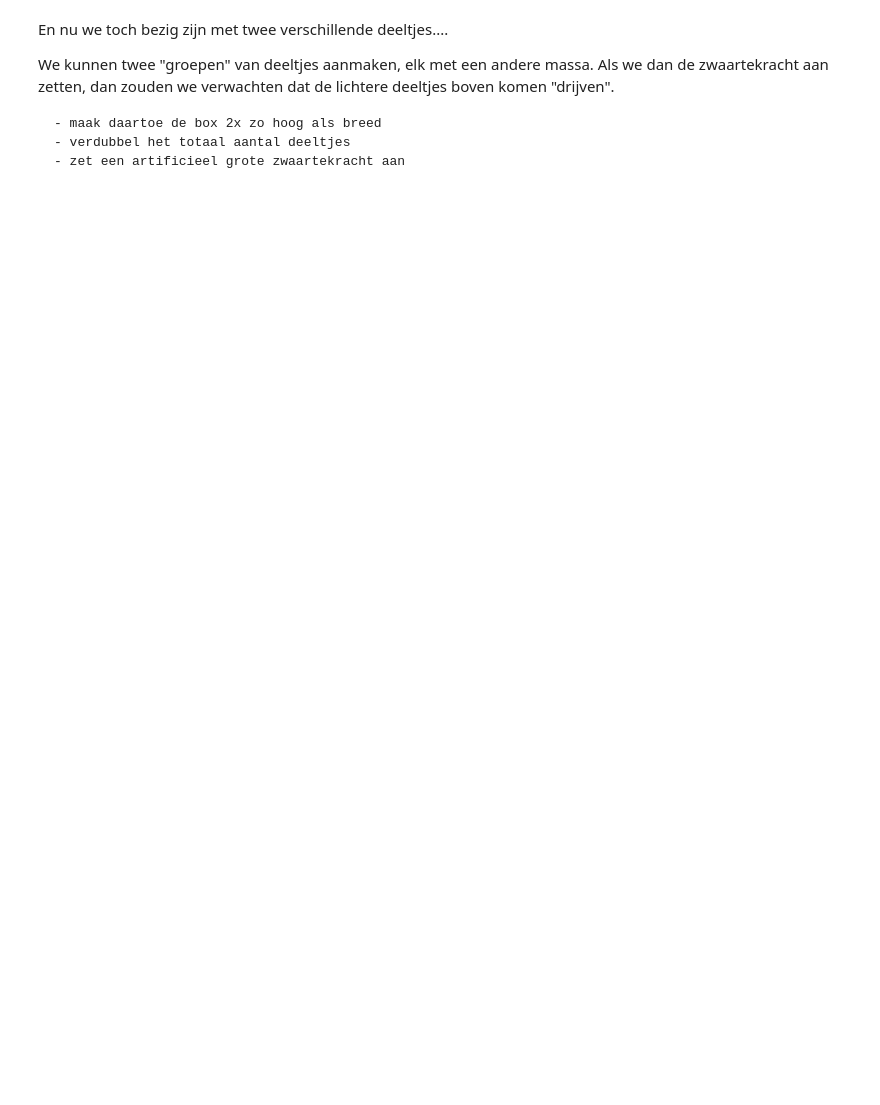
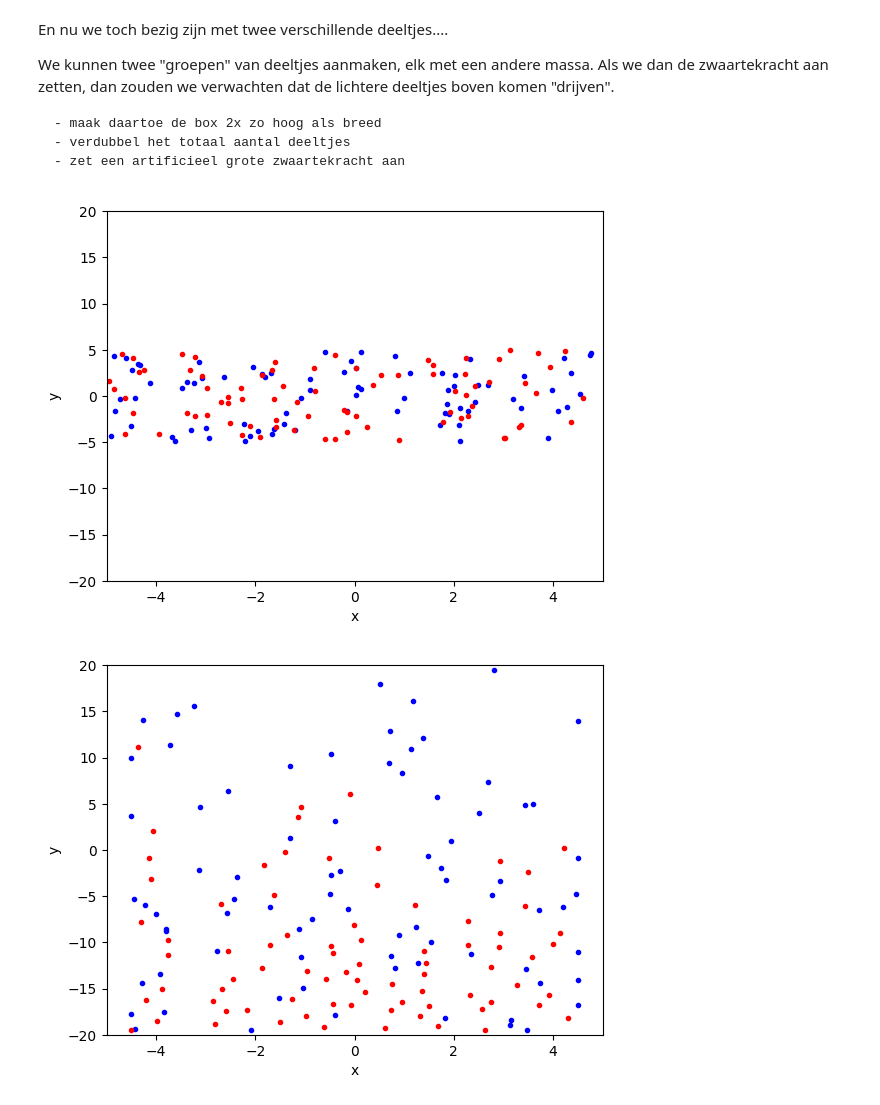
Before and after one commit to Contemporary-Physicslab/PySim, a Jupyter notebook: book/Q2/4_brownianmotion.ipynb, the cells around one changed output. Saved outputs shown, nothing was run; the diff lists cells and outputs as text; code cells hidden in the pictures; blank space fills up the shorter version.

```diff
--- a/book/Q2/4_brownianmotion.ipynb
+++ b/book/Q2/4_brownianmotion.ipynb
@@ -343,7 +376,7 @@ class ParticleClass:
         self.m = m
         self.v = np.array(v, dtype=float)
         self.r = np.array(r, dtype=float)
-        self.R = np.array(R, dtype=float)
+        self.R = R
         self.c = c
 
     # Het updaten van de positie, eventueel met zwaartekracht
@@ -455,30 +488,33 @@ plt.show()
 
 for i in range(500):
 
     for p in particles:
         p.update_position()    # Update positie
         p.boxcollision()         # Wandbotsing werkt per deeltje
         p.update_velocity(a)
 
     handle_collisions(particles)
 
 ###-------------------------------------###
 # Inspecteren van eindsituatie
 plt.figure()
 
 plt.xlabel('x')
 plt.ylabel('y')
 
 plt.xlim(-Box_length_0,Box_length_0)
 plt.ylim(-Box_height,Box_height)
 
 
 for particle, particle_object in enumerate(particles):
     plt.plot(particle_object.r[0],particle_object.r[1],color=particle_object.c,marker='.')
     # plt.arrow(particle_object.r[0],particle_object.r[1],
     #           particle_object.v[0],particle_object.v[1],
     #           head_width=0.05, head_length=0.1, color='red')
 plt.show()
 
 
 ### end-solution
+# %% [output]
+[figure, added]
+[figure, added]
```
Also changed, not shown: parts of 7 cells of this notebook.
